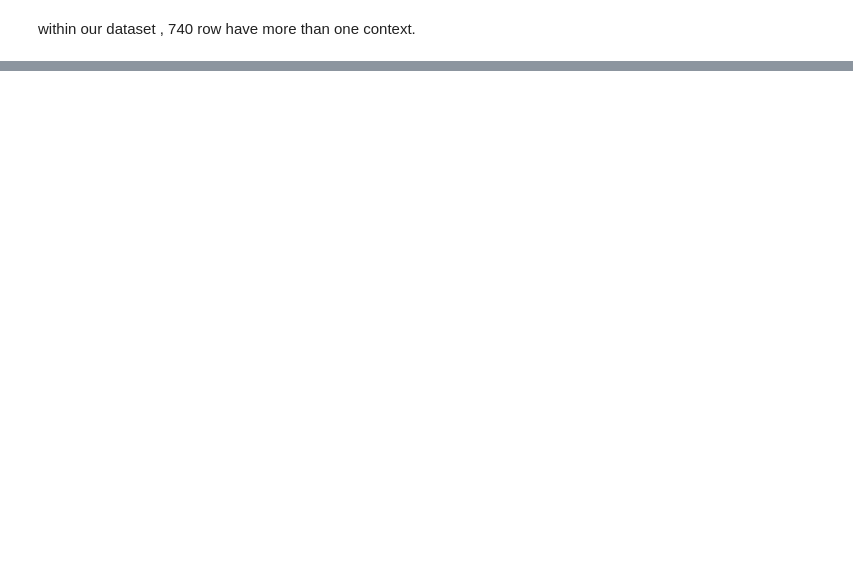
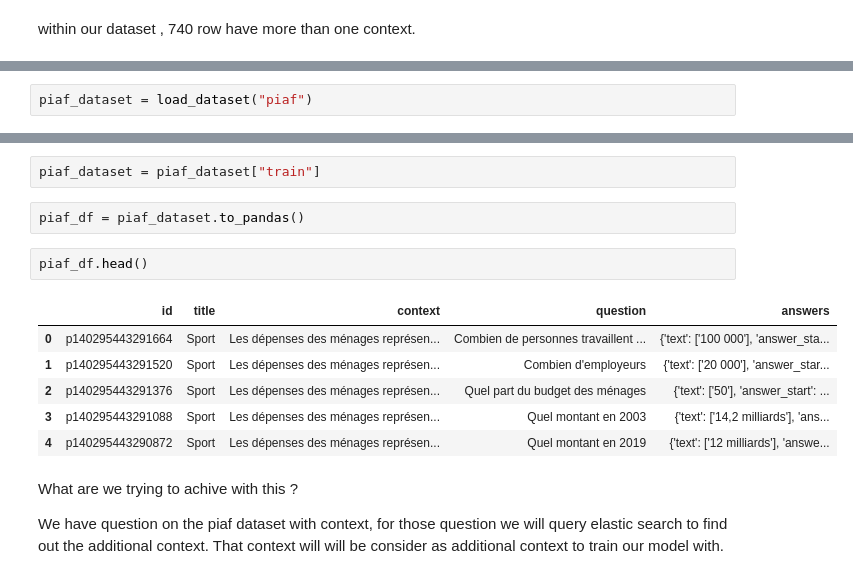
Before and after one commit to espoirMur/unsupervised-open-domain-french-question-answering, a Jupyter notebook: notebooks/wikipedia-retiever.ipynb, the cells around one changed output, grey strips where cells are left out. Drawn from its saved outputs; the diff is of its cells as text; blank space fills up the shorter version.

```diff
--- a/notebooks/wikipedia-retiever.ipynb
+++ b/notebooks/wikipedia-retiever.ipynb
@@ -333,0 +363,2 @@ within our dataset , 740 row have more than one context.
+# %%
+piaf_dataset = load_dataset("piaf")
@@ -333,0 +368,18 @@ within our dataset , 740 row have more than one context.
+# %%
+piaf_dataset = piaf_dataset["train"]
+# %%
+piaf_df = piaf_dataset.to_pandas()
+# %%
+piaf_df.head()
+# %% [output]
+|  | id | title | context | question | answers |
+| 0 | p140295443291664 | Sport | Les dépenses des ménages représen... | Combien de personnes travaillent ... | {'text': ['100 000'], 'answer_sta... |
+| 1 | p140295443291520 | Sport | Les dépenses des ménages représen... | Combien d'employeurs | {'text': ['20 000'], 'answer_star... |
+| 2 | p140295443291376 | Sport | Les dépenses des ménages représen... | Quel part du budget des ménages | {'text': ['50'], 'answer_start': ... |
+| 3 | p140295443291088 | Sport | Les dépenses des ménages représen... | Quel montant en 2003 | {'text': ['14,2 milliards'], 'ans... |
+| 4 | p140295443290872 | Sport | Les dépenses des ménages représen... | Quel montant en 2019 | {'text': ['12 milliards'], 'answe... |
+# %% [markdown]
+What are we trying to achive with this ?
+
+
+We have question on the piaf dataset with context, for those question we will query elastic search to find out  the additional context. That context will will be consider as additional context to train our model with.
```
Also changed, not shown: parts of 32 cells of this notebook, 1 other file.
